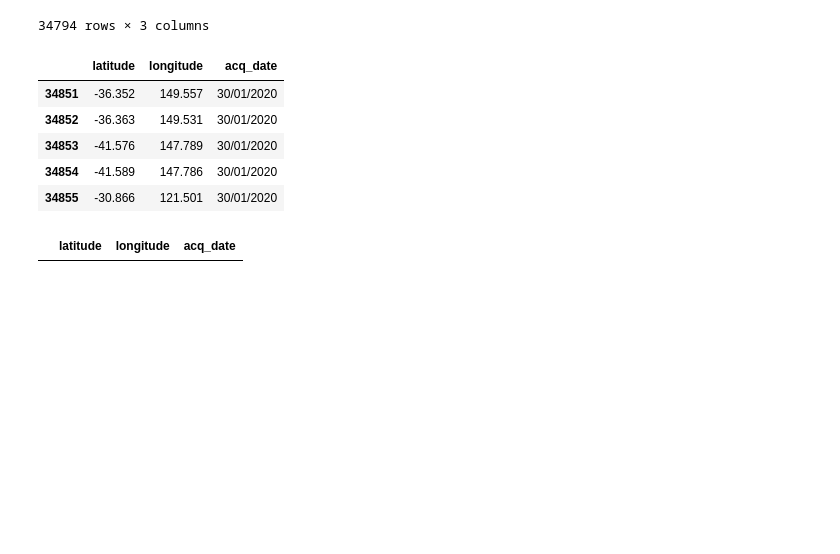
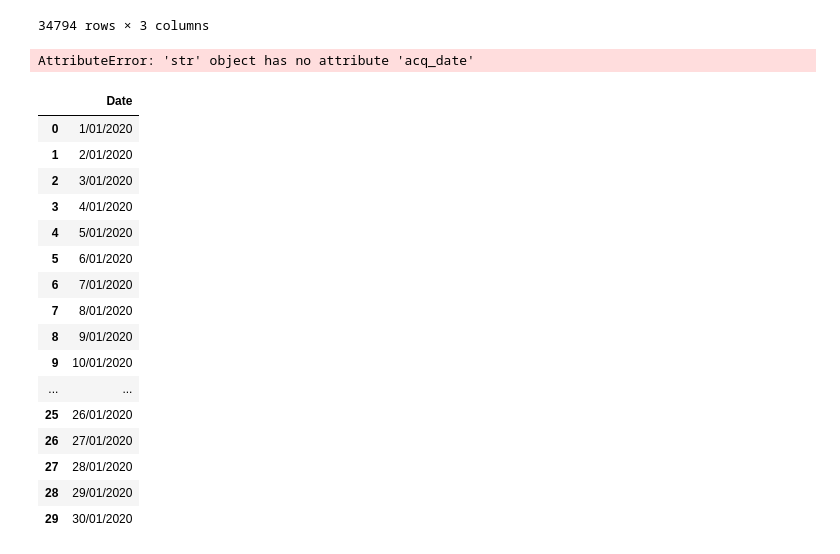
Before and after one commit to Franco1230/Group-Project-2---Bushfire-, a Jupyter notebook: DataPreProcessing/data_clean.ipynb, the cells around one changed output. Cells and saved outputs as stored; diff of their text form; code cells hidden in the pictures; blank space fills up the shorter version.

```diff
--- a/DataPreProcessing/data_clean.ipynb
+++ b/DataPreProcessing/data_clean.ipynb
@@ -172,17 +173,30 @@ df
 34794 rows × 3 columns
 # %%
 df.to_csv("fire_location.csv")
-# %%
-df.tail()
-# %% [output]
-|  | latitude | longitude | acq_date |
-| 34851 | -36.352 | 149.557 | 30/01/2020 |
-| 34852 | -36.363 | 149.531 | 30/01/2020 |
-| 34853 | -41.576 | 147.789 | 30/01/2020 |
-| 34854 | -41.589 | 147.786 | 30/01/2020 |
-| 34855 | -30.866 | 121.501 | 30/01/2020 |
-# %%
-
-df.loc[df['longitude'] == "124.348"]
-# %% [output]
-|  | latitude | longitude | acq_date |
+# %%
+pd.to_datetime(df.stack()).unstack()
+df2 = df.acq_date.apply(lambda dt: dt.acq_date()).groupby([df.acq_date, df.acq_date.apply(lambda dt: dt.acq_date)]).nunique()
+df2
+# %% [output]
+AttributeError: 'str' object has no attribute 'acq_date'
+# %%
+line_df = pd.DataFrame({'Date':df['acq_date'].unique()})
+line_df
+# %% [output]
+|  | Date |
+| 0 | 1/01/2020 |
+| 1 | 2/01/2020 |
+| 2 | 3/01/2020 |
+| 3 | 4/01/2020 |
+| 4 | 5/01/2020 |
+| 5 | 6/01/2020 |
+| 6 | 7/01/2020 |
+| 7 | 8/01/2020 |
+| 8 | 9/01/2020 |
+| 9 | 10/01/2020 |
+| ... | ... |
+| 25 | 26/01/2020 |
+| 26 | 27/01/2020 |
+| 27 | 28/01/2020 |
+| 28 | 29/01/2020 |
+| 29 | 30/01/2020 |
```
Also changed, not shown: parts of 4 cells of this notebook, 4 other files.
